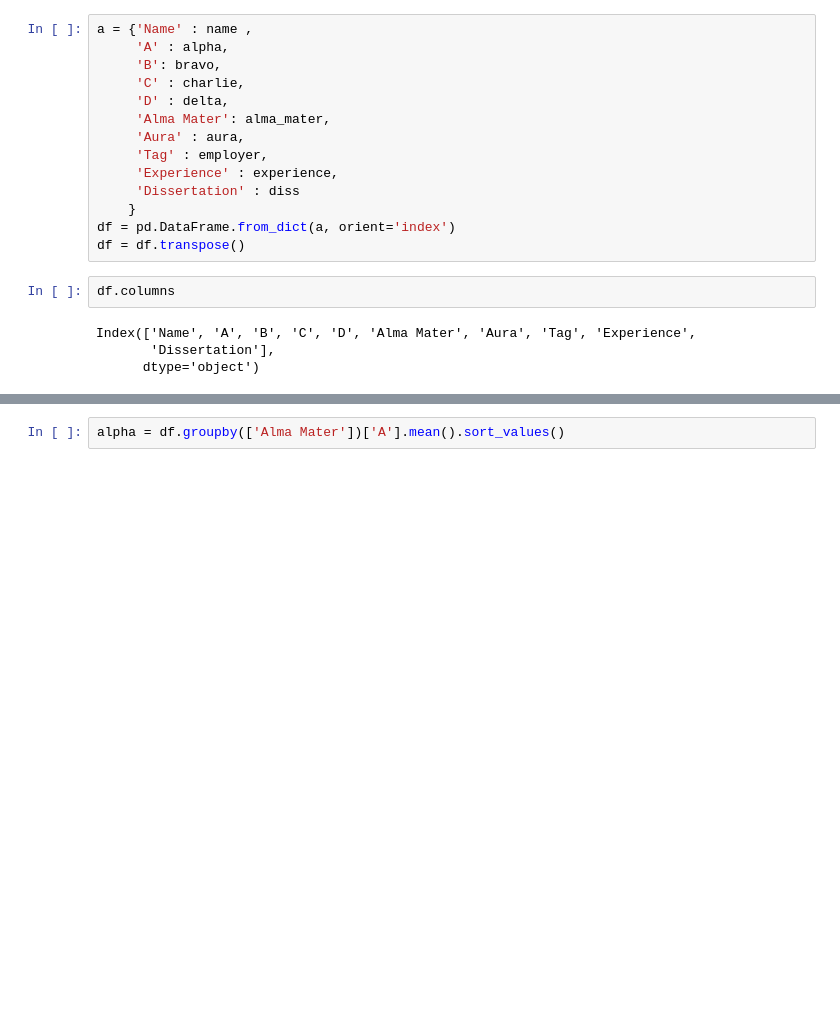
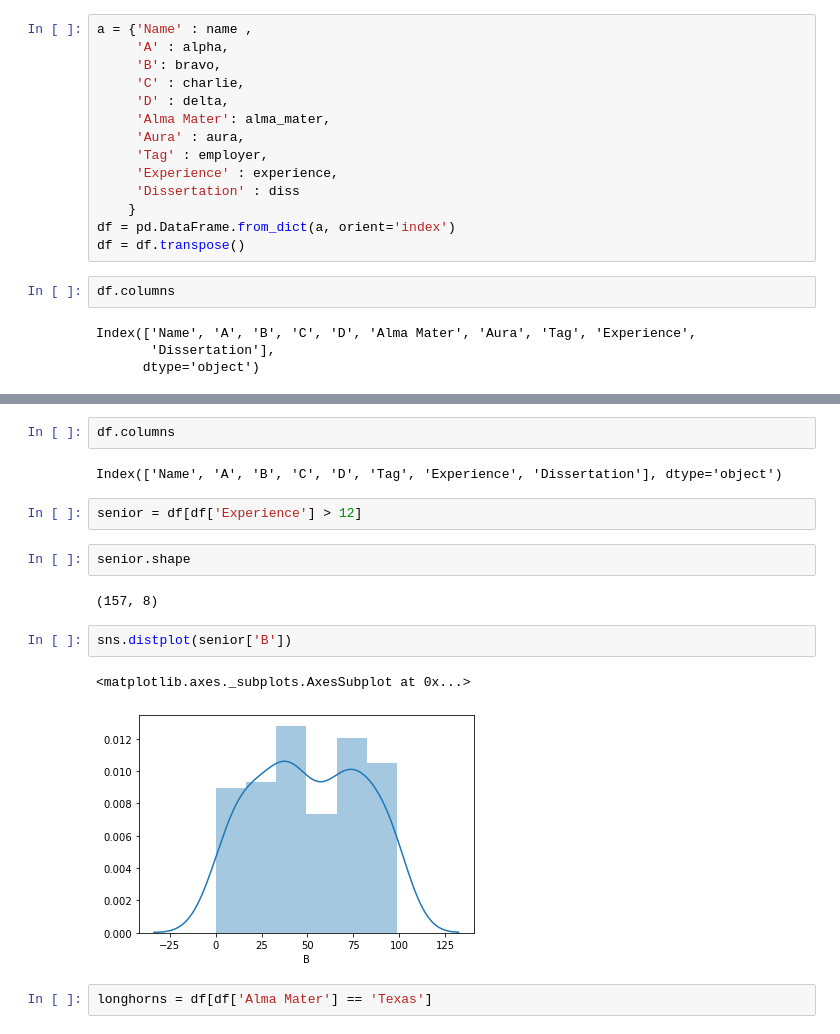
Before and after one commit to tahentx/pv_workbook, a Jupyter notebook: datascience/misc/pandas_practice.ipynb, the cells around one changed output, grey strips where cells are left out. Drawn from its saved outputs; the diff is of its cells as text; blank space fills up the shorter version.

```diff
--- a/datascience/misc/pandas_practice.ipynb
+++ b/datascience/misc/pandas_practice.ipynb
@@ -96,2 +113,17 @@ df['A'] = df['A'].astype(float)
-# %%
-alpha = df.groupby(['Alma Mater'])['A'].mean().sort_values()
+# %%
+df.columns
+# %% [output]
+Index(['Name', 'A', 'B', 'C', 'D', 'Tag', 'Experience', 'Dissertation'], dtype='object')
+# %%
+senior = df[df['Experience'] > 12]
+# %%
+senior.shape
+# %% [output]
+(157, 8)
+# %%
+sns.distplot(senior['B'])
+# %% [output]
+<matplotlib.axes._subplots.AxesSubplot at 0x...>
+[figure, added]
+# %%
+longhorns = df[df['Alma Mater'] == 'Texas']
```
Also changed, not shown: parts of 11 cells of this notebook.
